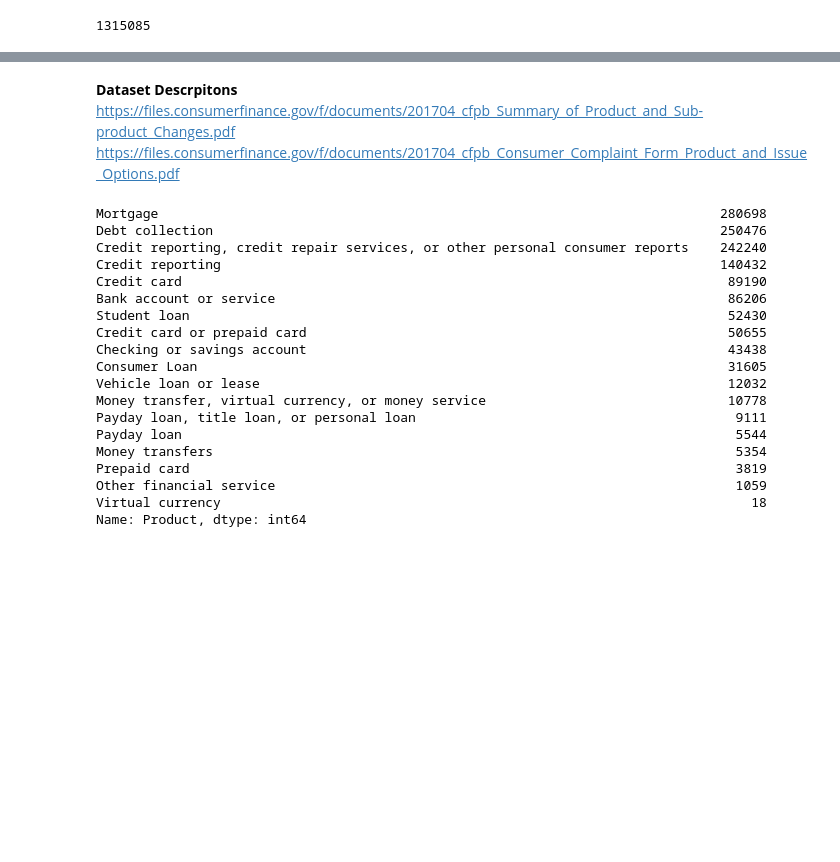
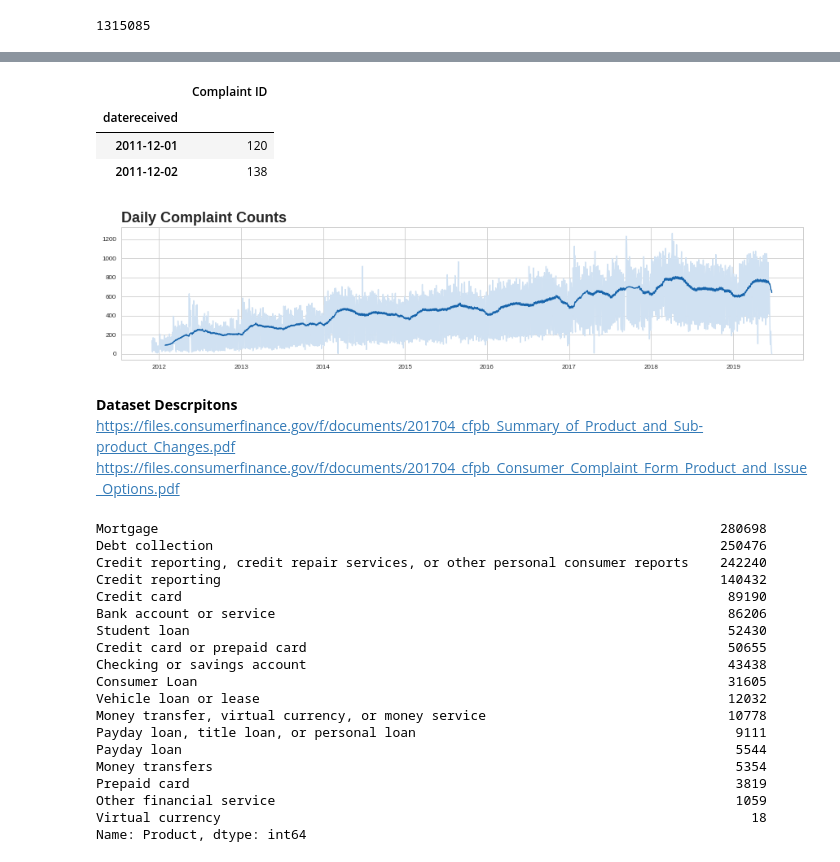
Before and after one commit to LambdaSchool/DS-Unit-1-Sprint-5-Data-Storytelling-Blog-Post, a Jupyter notebook: cfpd_consumer_complaints.ipynb, the cells around one changed output, grey strips where cells are left out. Saved outputs shown, nothing was run; the diff lists cells and outputs as text; code cells hidden in the pictures; blank space fills up the shorter version.

```diff
--- a/cfpd_consumer_complaints.ipynb
+++ b/cfpd_consumer_complaints.ipynb
@@ -95,3 +129,28 @@ len(df['Complaint ID'].unique())
+# %%
+df_dates = df_dates.set_index('datereceived', inplace=True)
+df_dates.head(2)
+# %% [output]
+|  | Complaint ID |
+| datereceived |  |
+| 2011-12-01 | 120 |
+| 2011-12-02 | 138 |
+# %%
+# timeseries plot with rolling mean
+
+plt.style.use('seaborn-whitegrid')
+colors=cm.Blues(np.linspace(0.2,0.8,5))
+fig, ax = plt.subplots(1,1, figsize=(15,3))
+
+plt.plot(df_dates, color=colors[0]);
+plt.plot(df_dates.rolling(60).mean(),
+         color=colors[4]
+        )
+plt.title("Daily Complaint Counts",
+          loc='left',
+          fontsize=18, fontweight='bold'
+         );
+# %% [output]
+[figure, added]
 # %% [markdown]
 **Dataset Descrpitons**
 https://files.consumerfinance.gov/f/documents/201704_cfpb_Summary_of_Product_and_Sub-product_Changes.pdf
```
Also changed, not shown: parts of 6 cells of this notebook.
